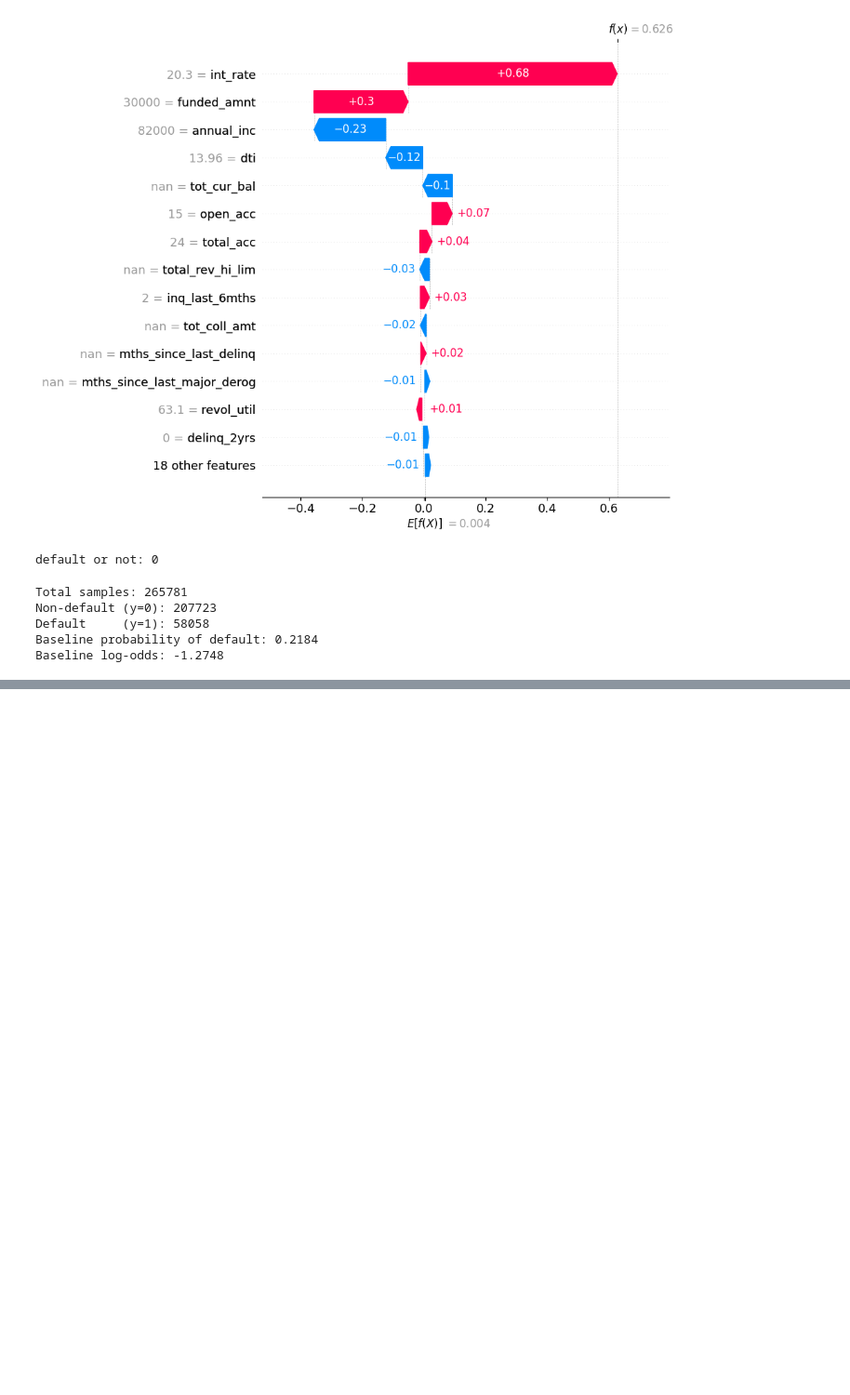
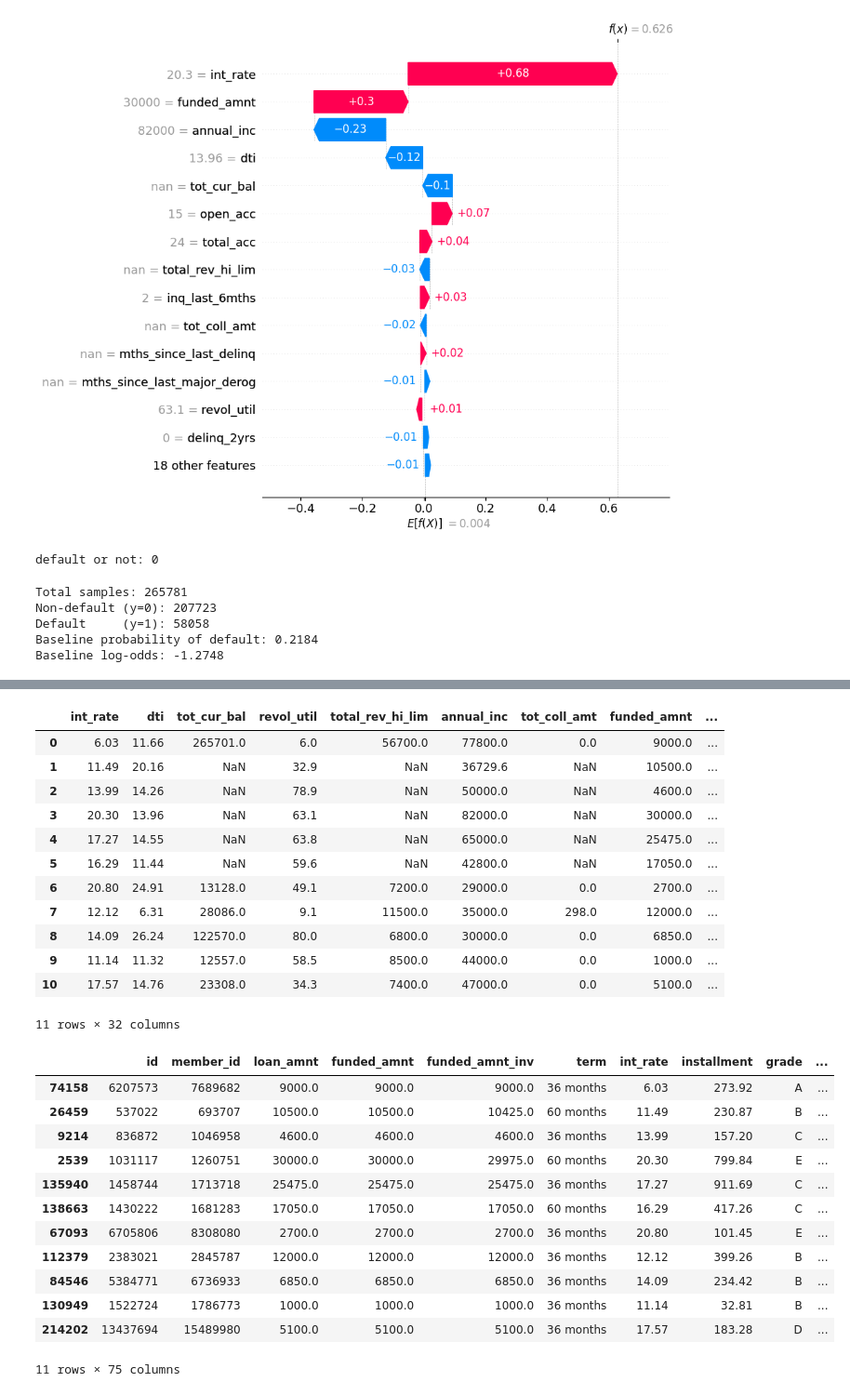
Before and after one commit to hlee014e/Projects, a Jupyter notebook: Credit-Risk/Credit_risk.ipynb, the cells around one changed output, grey strips where cells are left out. Shown at 93% size. Drawn from its saved outputs; the diff is of its cells as text; code cells hidden in the pictures; blank space fills up the shorter version.

```diff
--- a/Credit-Risk/Credit_risk.ipynb
+++ b/Credit-Risk/Credit_risk.ipynb
@@ -850,0 +810,73 @@ Predicted prob of BAD (y=1): 0.5289 | Reconstructed: 0.5289
+# %%
+# 0) Make sure SHAP was computed on X_valid (not df)
+#    If you already ran this earlier, you can skip.
+import shap
+explainer = shap.TreeExplainer(model)
+shap_values = explainer(X_valid)   # <-- SHAP is now for X_valid rows
+
+# 1) See the *features actually fed to the model* for rows 0..10
+Xv_0_10 = X_valid.reset_index(drop=True).iloc[0:11]
+display(Xv_0_10)  # or print(Xv_0_10)
+
+# 2) See the *original df rows* that correspond to those validation rows
+#    (use the original indices preserved in X_valid.index)
+orig_rows_0_10 = df.loc[X_valid.index[0:11]]
+display(orig_rows_0_10)  # full raw data slice from the original df
+
+# 3) Confirm SHAP is for these exact rows & print a concise per-row summary
+import numpy as np
+import pandas as pd
+
+# predicted probabilities for these same rows
+probs_0_10 = model.predict_proba(X_valid.iloc[0:11])[:, 1]
+true_0_10  = y_valid.iloc[0:11].values
+
+# build a small table with top-3 SHAP features per row
+if hasattr(X_valid, "columns"):
+    feature_names = np.array(X_valid.columns)
+else:
+    feature_names = np.array([f"f{i}" for i in range(X_valid.shape[1])])
+
+rows = []
+for row_idx in range(11):
+    vals = shap_values.values[row_idx]  # SHAP for this X_valid row (log-odds)
+    top = np.argsort(np.abs(vals))[::-1][:3]
+    rows.append({
+        "row_idx_in_valid": row_idx,
+        "orig_df_index": X_valid.index[row_idx],
+        "true_label": int(true_0_10[row_idx]),
+        "pred_prob_bad": float(probs_0_10[row_idx]),
+        "top1": f"{feature_names[top[0]]}: {vals[top[0]]:+.4f}",
+        "top2": f"{feature_names[top[1]]}: {vals[top[1]]:+.4f}",
+        "top3": f"{feature_names[top[2]]}: {vals[top[2]]:+.4f}",
+    })
+
+summary = pd.DataFrame(rows)
+display(summary)
+# %% [output]
+|  | int_rate | dti | tot_cur_bal | revol_util | total_rev_hi_lim | annual_inc | tot_coll_amt | funded_amnt | ... |
+| 0 | 6.03 | 11.66 | 265701.0 | 6.0 | 56700.0 | 77800.0 | 0.0 | 9000.0 | ... |
+| 1 | 11.49 | 20.16 | NaN | 32.9 | NaN | 36729.6 | NaN | 10500.0 | ... |
+| 2 | 13.99 | 14.26 | NaN | 78.9 | NaN | 50000.0 | NaN | 4600.0 | ... |
+| 3 | 20.30 | 13.96 | NaN | 63.1 | NaN | 82000.0 | NaN | 30000.0 | ... |
+| 4 | 17.27 | 14.55 | NaN | 63.8 | NaN | 65000.0 | NaN | 25475.0 | ... |
+| 5 | 16.29 | 11.44 | NaN | 59.6 | NaN | 42800.0 | NaN | 17050.0 | ... |
+| 6 | 20.80 | 24.91 | 13128.0 | 49.1 | 7200.0 | 29000.0 | 0.0 | 2700.0 | ... |
+| 7 | 12.12 | 6.31 | 28086.0 | 9.1 | 11500.0 | 35000.0 | 298.0 | 12000.0 | ... |
+| 8 | 14.09 | 26.24 | 122570.0 | 80.0 | 6800.0 | 30000.0 | 0.0 | 6850.0 | ... |
+| 9 | 11.14 | 11.32 | 12557.0 | 58.5 | 8500.0 | 44000.0 | 0.0 | 1000.0 | ... |
+| 10 | 17.57 | 14.76 | 23308.0 | 34.3 | 7400.0 | 47000.0 | 0.0 | 5100.0 | ... |
+11 rows × 32 columns
+|  | id | member_id | loan_amnt | funded_amnt | funded_amnt_inv | term | int_rate | installment | grade | ... |
+| 74158 | 6207573 | 7689682 | 9000.0 | 9000.0 | 9000.0 | 36 months | 6.03 | 273.92 | A | ... |
+| 26459 | 537022 | 693707 | 10500.0 | 10500.0 | 10425.0 | 60 months | 11.49 | 230.87 | B | ... |
+| 9214 | 836872 | 1046958 | 4600.0 | 4600.0 | 4600.0 | 36 months | 13.99 | 157.20 | C | ... |
+| 2539 | 1031117 | 1260751 | 30000.0 | 30000.0 | 29975.0 | 60 months | 20.30 | 799.84 | E | ... |
+| 135940 | 1458744 | 1713718 | 25475.0 | 25475.0 | 25475.0 | 36 months | 17.27 | 911.69 | C | ... |
+| 138663 | 1430222 | 1681283 | 17050.0 | 17050.0 | 17050.0 | 60 months | 16.29 | 417.26 | C | ... |
+| 67093 | 6705806 | 8308080 | 2700.0 | 2700.0 | 2700.0 | 36 months | 20.80 | 101.45 | E | ... |
+| 112379 | 2383021 | 2845787 | 12000.0 | 12000.0 | 12000.0 | 36 months | 12.12 | 399.26 | B | ... |
+| 84546 | 5384771 | 6736933 | 6850.0 | 6850.0 | 6850.0 | 36 months | 14.09 | 234.42 | B | ... |
+| 130949 | 1522724 | 1786773 | 1000.0 | 1000.0 | 1000.0 | 36 months | 11.14 | 32.81 | B | ... |
+| 214202 | 13437694 | 15489980 | 5100.0 | 5100.0 | 5100.0 | 36 months | 17.57 | 183.28 | D | ... |
+11 rows × 75 columns
```
Also changed, not shown: parts of 2 cells of this notebook.
